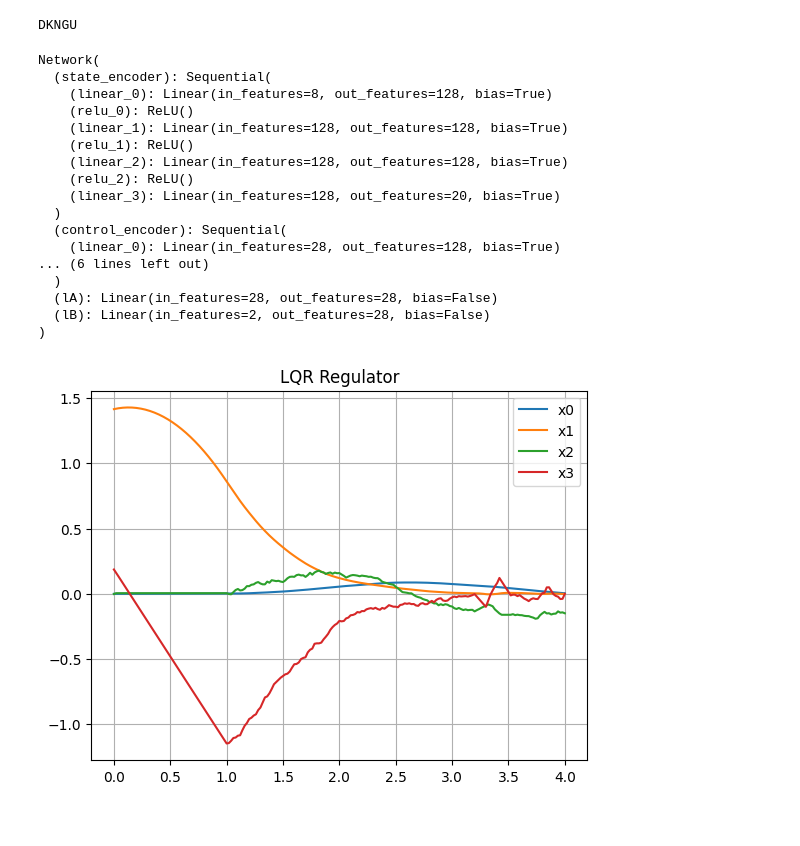
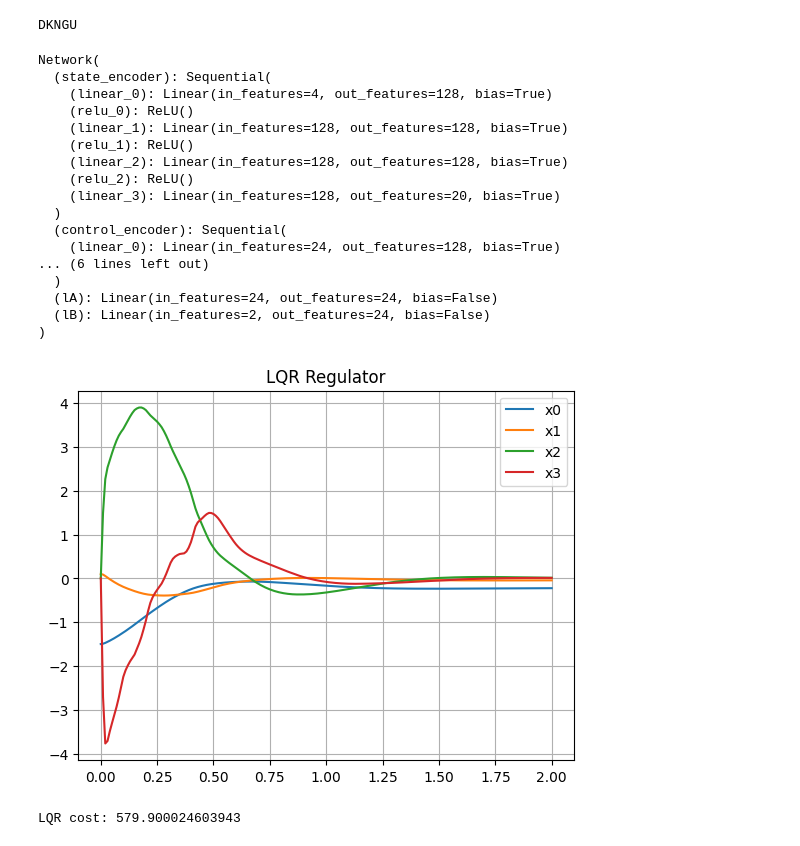
Before and after one commit to xyrrrrrrrr/RDKRC1, a Jupyter notebook: control/Control_MCDKN.ipynb, the cells around one changed output. Cells and saved outputs as stored; diff of their text form; code cells hidden in the pictures.

```diff
--- a/control/Control_MCDKN.ipynb
+++ b/control/Control_MCDKN.ipynb
@@ -31,12 +31,12 @@ suffixes =["4_28", "4_30", "5_2", "5_2", "5_2", "5_2_ode_constraint"]
 method_index = 7
 # suffix = "CartPole1_26"
 # env_name = "CartPole-v1"
-env_name = "LunarLanderContinuous-v2"
+# env_name = "LunarLanderContinuous-v2"
 # suffix = "Pendulum1_26"
 # env_name = "Pendulum-v1"
 suffix = suffixes[method_index-2]
 # env_name = "DampingPendulum"
-# env_name = "DoublePendulum"
+env_name = "DoublePendulum"
 # suffix = "MountainCarContinuous1_26"
 # env_name = "MountainCarContinuous-v0"
 # %%
@@ -60,7 +60,7 @@ for file in os.listdir(root_path):
         model_path = file
 if method.endswith("DKNGU"):
     for file in os.listdir(root_path):
-        if file.startswith(method+"_"+env_name) and file.endswith("bdim2_samples20000_geom0.1_ta.pth"):
+        if file.startswith(method+"_"+env_name) and file.endswith("samples20000_geom0.1_ta.pth"):# pendulum 20000 #lunarlander 20000
             model_path = file
 Data_collect = data_collecter(env_name)
 udim = Data_collect.udim
@@ -87,6 +87,7 @@ elif method.endswith("DKNGU"):
         state_encode_layers = dicts["Statelayer"]
         control_encode_layers = dicts["Controllayer"]
         NKoopman = control_encode_layers[0]
+        # NKoopman = control_encode_layers[0] + state_encode_layers[-1]
         # Nkoopman1 = 22
         # control_output_dim = control_encode_layers[0] + control_encode_layers[-1]
         control_output_dim = control_encode_layers[-1]
@@ -100,7 +101,7 @@ net.double()
 DKNGU
 Network(
   (state_encoder): Sequential(
-    (linear_0): Linear(in_features=8, out_features=128, bias=True)
+    (linear_0): Linear(in_features=4, out_features=128, bias=True)
     (relu_0): ReLU()
     (linear_1): Linear(in_features=128, out_features=128, bias=True)
     (relu_1): ReLU()
@@ -109,11 +110,11 @@ Network(
     (linear_3): Linear(in_features=128, out_features=20, bias=True)
   )
   (control_encoder): Sequential(
-    (linear_0): Linear(in_features=28, out_features=128, bias=True)
+    (linear_0): Linear(in_features=24, out_features=128, bias=True)
 ... (6 lines left out)
   )
-  (lA): Linear(in_features=28, out_features=28, bias=False)
-  (lB): Linear(in_features=2, out_features=28, bias=False)
+  (lA): Linear(in_features=24, out_features=24, bias=False)
+  (lB): Linear(in_features=2, out_features=24, bias=False)
 )
 # %%
 def Prepare_Region_LQR(env_name,precision = 0.1):
@@ -325,24 +326,24 @@ def Prepare_LQR(env_name):
     x_ref = np.zeros(Nstate)
     if env_name.startswith("CartPole"):
         Q = np.zeros((NKoopman,NKoopman))
-        Q[1,1] = 0.01
-        Q[2,2] = 5.0
-        Q[3,3] = 0.01
-        Q[4,4] = 0
-        R = 0.1*np.eye(1)
-        reset_state=  [0.0,0.0,-0.3,0]
+        Q[0,0] = 0.0
+        Q[1,1] = 1
+        Q[2,2] = 0.0
+        Q[3,3] = 1
+        R = 1*np.eye(1)
+        reset_state=  [0.0,-1.0,0.0,0.0]
     elif env_name.startswith("Pendulum"):
         Q = np.zeros((NKoopman,NKoopman))
         Q[0,0] = 5.0
         Q[1,1] = 0.01
         R = 1*np.eye(1)
-        reset_state = [-3.0,0.5]
+        reset_state = [-3.0,6.0]
     elif env_name.startswith("DoublePendulum"):
         Q = np.zeros((NKoopman,NKoopman))
-        Q[0,0] = 5.0
+        Q[0,0] = 10.0
         Q[1,1] = 5.0
-        Q[2,2] = 0
-        Q[3,3] = 0
+        Q[2,2] = 0.01
+        Q[3,3] = 0.01
         R = 1*np.eye(2)
         reset_state = [-1.5, 0.1, 0, 0]
     elif env_name.startswith("DampingPendulum"):
@@ -350,7 +351,7 @@ def Prepare_LQR(env_name):
         Q[0,0] = 5.0
         Q[1,1] = 0.01
         R = 50*np.eye(1)
-        reset_state = [-2.5,0.1]
+        reset_state = [-3,2]
     elif env_name.startswith("MountainCarContinuous"):
         Q = np.zeros((NKoopman,NKoopman))
         Q[0,0] = 5.0
@@ -364,9 +365,8 @@ def Prepare_LQR(env_name):
         Q[1,1] = 20.0
         Q[2,2] = 5.0
         Q[3,3] = 5.0
-
-        R = 100*np.eye(2)
-        reset_state = [2.0,0.0]
+        R = 1*np.eye(2)
+        reset_state = [1.5,0.0]
         x_ref[0] = 0
         x_ref[1] = 0
         x_ref[-1] = 0
@@ -398,36 +398,41 @@ observation_list.append(x0[:Nstate].reshape(-1,1))
 # print(Kopt)
 u_list = []
 steps = 200
 # umax = 100
 for i in range(steps):
     # env.render()
     u = -Kopt*(x0-x_ref_lift)
+    # gu = net.control_encoder(torch.tensor(x0[:Nstate].T)).detach().numpy()
     gu = net.control_encoder(torch.tensor(x0.T)).detach().numpy()
     if udim == 1:
         ureal = u[0,0]/gu[0,0]
     else:
         ureal = [u[i,0]/gu[0,i] for i in range(udim)]
     # ureal = u[:udim, 0][0]
     # print(ureal.shape)
-    # u = max(-umax,min(umax,u[0,0]))
+    # ureal = max(-8,min(8,ureal))
     observation, reward, done, info = env.step(ureal)
     x0 = np.matrix(Psi_o(observation,net))
     # x0 = Ad*x0+Bd*u
     observation_list.append(x0[:Nstate].reshape(-1,1))
     u_list.append(u)
     # time.sleep(0.1)
 
 observations = np.concatenate(observation_list,axis=1)
+np.save("./data/"+env_name+"_"+method+"_observations.npy",observations)
 u_list = np.array(u_list).reshape(-1)
 time_history = np.arange(steps+1)*env.dt
-for i in [0,1,2,3]:
+for i in range(Nstate):
     plt.plot(time_history, observations[i,:].reshape(-1,1), label="x{}".format(i))
 plt.grid(True)
 plt.title("LQR Regulator")
 plt.legend()
 plt.show()
+cost = Cost(observations,u_list,Q,R,x_ref)
+print("LQR cost:", cost)
 # %% [output]
-[figure, old version]
+[figure, new version]
+LQR cost: 579.900024603943
 # %%
 from typing import Tuple, List
 def test_lander_lqr(
```
Also changed, not shown: parts of 1 cell of this notebook, 20 other files.
